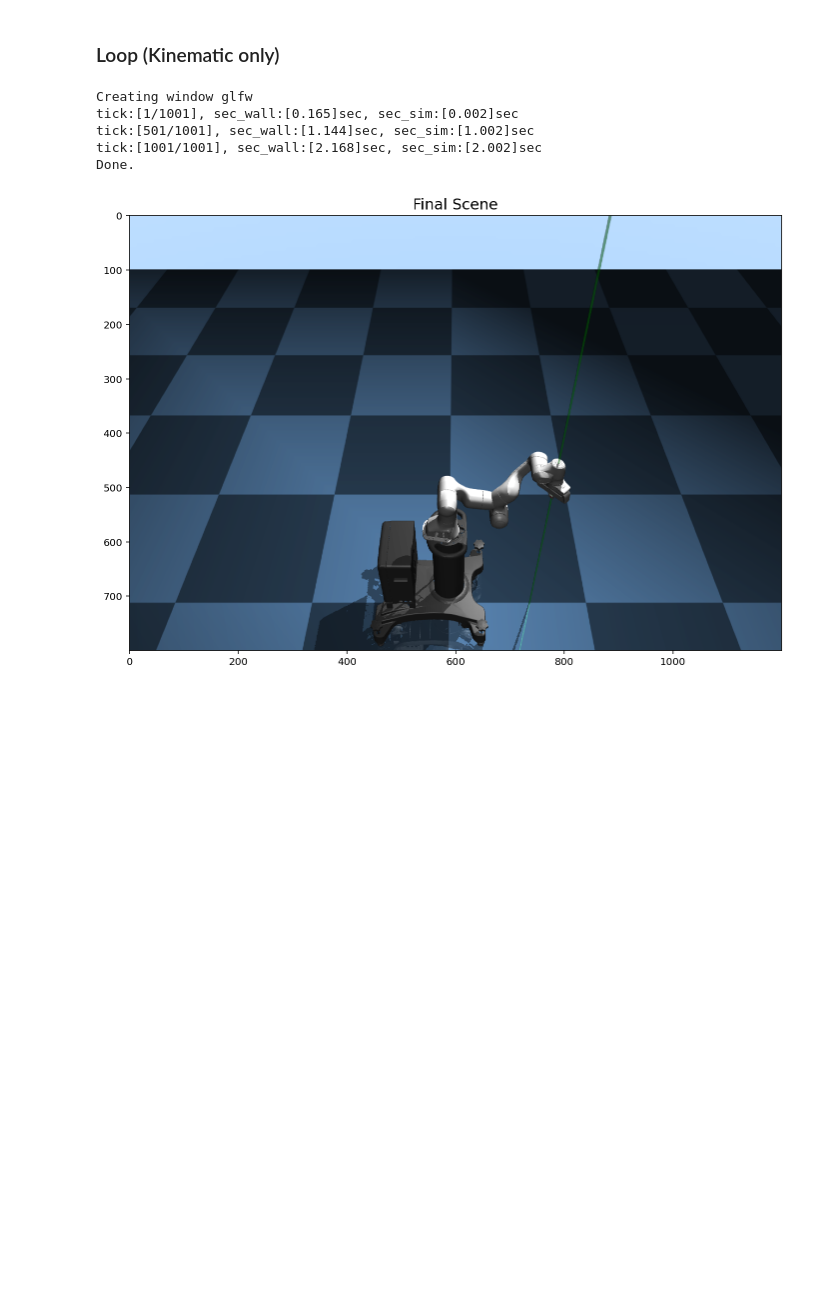
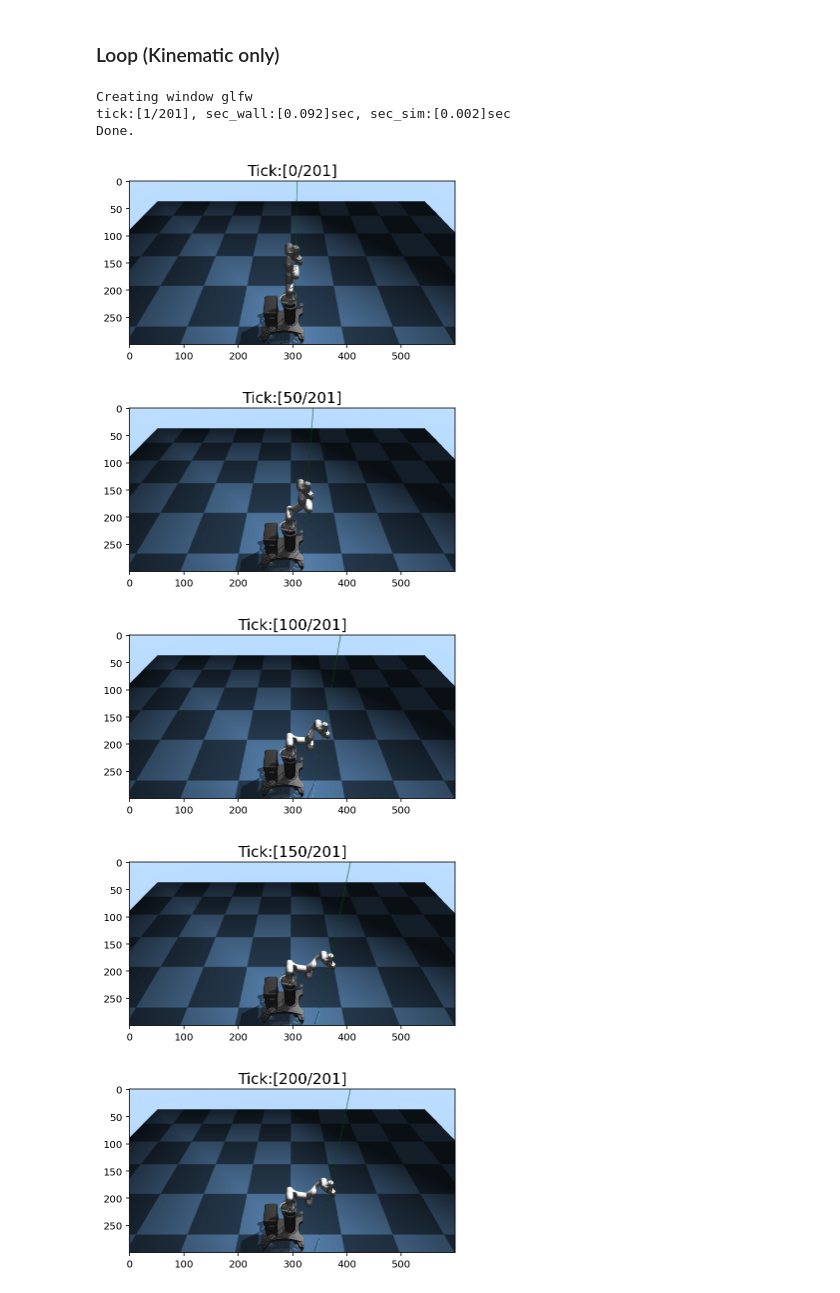
Before and after one commit to sjchoi86/simple-mujoco-usage, a Jupyter notebook: code/demo_manipulator_ik.ipynb, the cells around one changed output. Drawn from its saved outputs; the diff is of its cells as text; code cells hidden in the pictures; blank space fills up the shorter version.

```diff
--- a/code/demo_manipulator_ik.ipynb
+++ b/code/demo_manipulator_ik.ipynb
@@ -25,7 +25,7 @@ Creating offscreen glfw
 ### Loop (Kinematic only)
 # %%
 env.init_viewer(TERMINATE_GLFW=True,window_width=0.5,window_height=0.5)
-env.set_max_tick(max_tick=1000)
+env.set_max_tick(max_tick=200)
 env.reset() # reset env
 
 q      = env.get_q_rev()
@@ -35,6 +35,7 @@ p_trgt = p_EE + np.array([0.5,0.0,-0.5])
 R_trgt = R_EE
 
 err_list = np.zeros(env.max_tick)
+q_list   = np.zeros((env.max_tick,env.n_rev_joint))
 while env.IS_ALIVE():
     # Solve IK
     dq,err = env.one_step_ik(body_name='panda_eef',p_trgt=p_trgt,R_trgt=R_trgt,th=1.0*np.pi/180.0)
@@ -48,17 +49,23 @@ while env.IS_ALIVE():
 
     # Append
     err_list[env.tick-1] = np.linalg.norm(err)
+    q_list[env.tick-1,:] = q
 
 print ("Done.")
 # %% [output]
 Creating window glfw
-tick:[1/1001], sec_wall:[0.165]sec, sec_sim:[0.002]sec
-tick:[501/1001], sec_wall:[1.144]sec, sec_sim:[1.002]sec
-tick:[1001/1001], sec_wall:[2.168]sec, sec_sim:[2.002]sec
+tick:[1/201], sec_wall:[0.092]sec, sec_sim:[0.002]sec
 Done.
-# %%
-env.plot_scene(figsize=(12,8),render_w=1200,render_h=800,title_str='Final Scene',title_fs=15)
-# %% [output]
-[figure, removed]
+# %%
+for tick in np.linspace(0,env.max_tick-1,5).astype(np.int32):
+    env.forward(q_rev=q_list[tick,:])
+    env.plot_scene(figsize=(6,3),render_w=600,render_h=300,
+                   title_str='Tick:[%d/%d]'%(tick,env.max_tick),title_fs=15)
+# %% [output]
+[figure, added]
+[figure, added]
+[figure, added]
+[figure, added]
+[figure, added]
 # %%
 env.terminate_viewer() # terminate viewer
```
Also changed, not shown: parts of 5 cells of this notebook, 1 other file.
